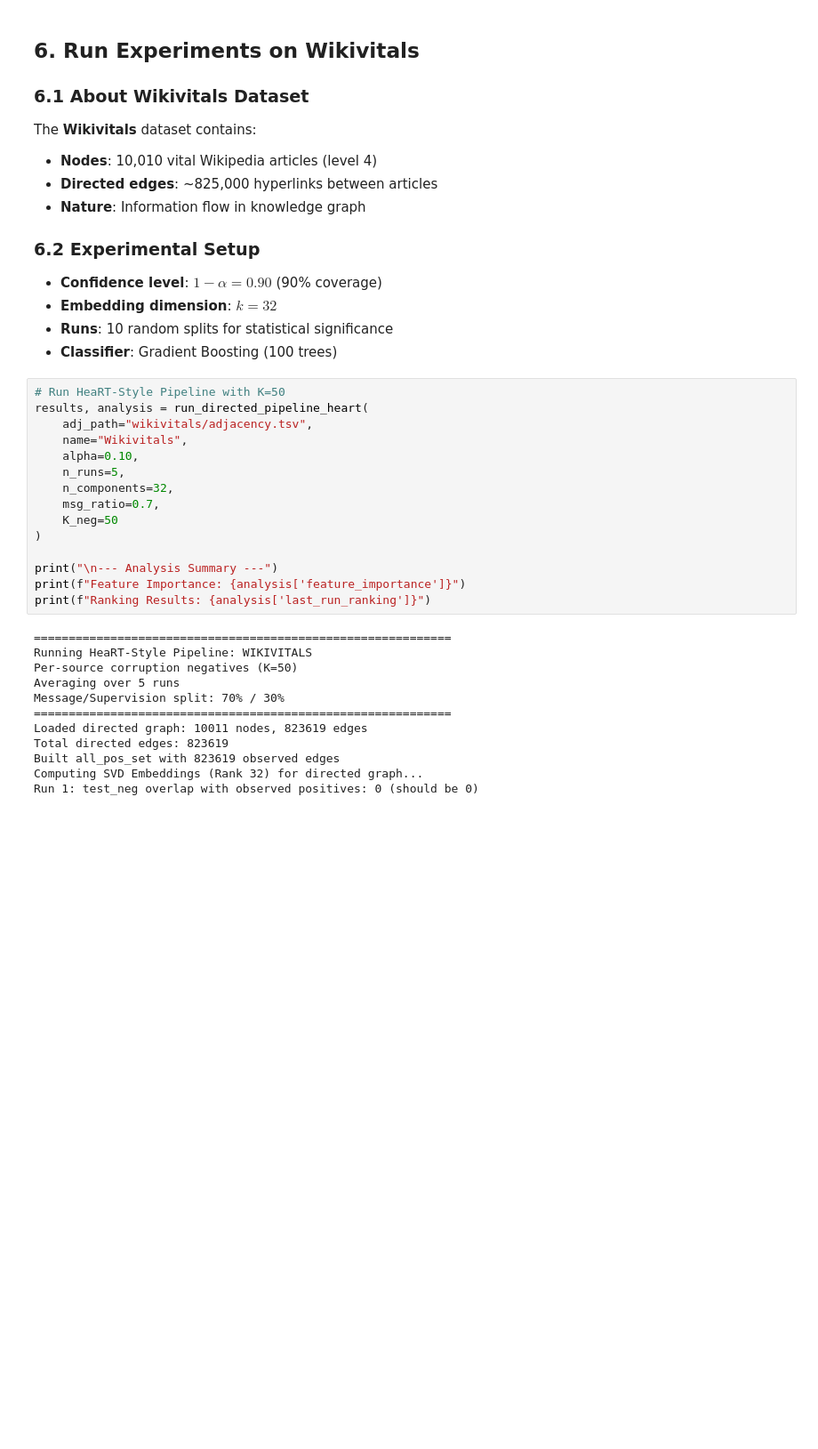
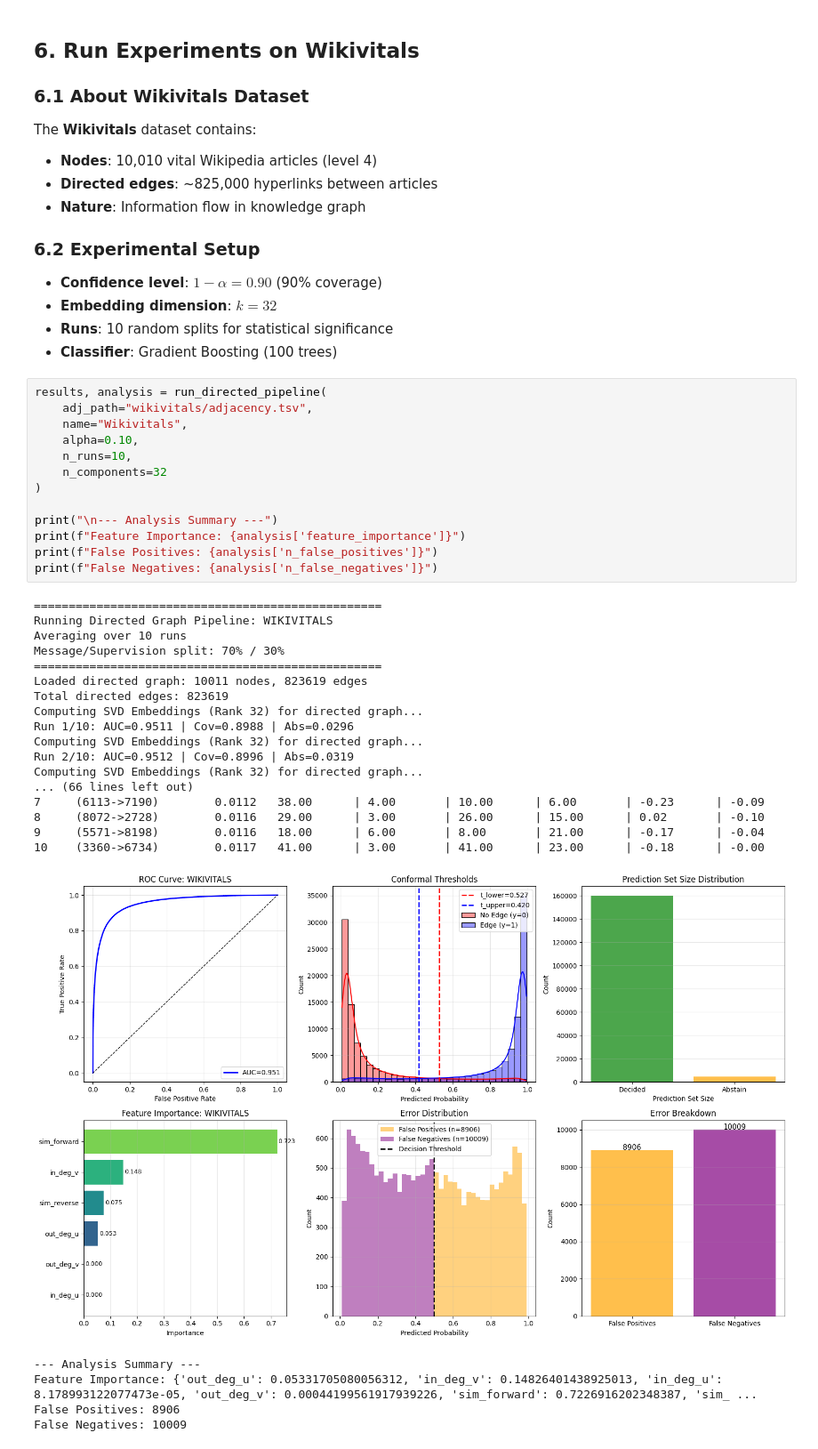
Before and after one commit to VuHaiThienLong/GraphCP, a Jupyter notebook: directed_graph/embeddings_directed.ipynb, the cells around one changed output. Shown at 89% size. Saved outputs shown, nothing was run; the diff lists cells and outputs as text; blank space fills up the shorter version.

```diff
--- a/directed_graph/embeddings_directed.ipynb
+++ b/directed_graph/embeddings_directed.ipynb
@@ -1519,29 +827,38 @@ The **Wikivitals** dataset contains:
 - **Runs**: 10 random splits for statistical significance
 - **Classifier**: Gradient Boosting (100 trees)
 # %%
-# Run HeaRT-Style Pipeline with K=50
-results, analysis = run_directed_pipeline_heart(
+results, analysis = run_directed_pipeline(
     adj_path="wikivitals/adjacency.tsv",
     name="Wikivitals",
     alpha=0.10,
-    n_runs=5,
-    n_components=32,
-    msg_ratio=0.7,
-    K_neg=50
+    n_runs=10,
+    n_components=32
 )
 
 print("\n--- Analysis Summary ---")
 print(f"Feature Importance: {analysis['feature_importance']}")
-print(f"Ranking Results: {analysis['last_run_ranking']}")
+print(f"False Positives: {analysis['n_false_positives']}")
+print(f"False Negatives: {analysis['n_false_negatives']}")
 # %% [output]
-============================================================
-Running HeaRT-Style Pipeline: WIKIVITALS
-Per-source corruption negatives (K=50)
-Averaging over 5 runs
+==================================================
+Running Directed Graph Pipeline: WIKIVITALS
+Averaging over 10 runs
 Message/Supervision split: 70% / 30%
-============================================================
+==================================================
 Loaded directed graph: 10011 nodes, 823619 edges
 Total directed edges: 823619
-Built all_pos_set with 823619 observed edges
 Computing SVD Embeddings (Rank 32) for directed graph...
-Run 1: test_neg overlap with observed positives: 0 (should be 0)
+Run 1/10: AUC=0.9511 | Cov=0.8988 | Abs=0.0296
+Computing SVD Embeddings (Rank 32) for directed graph...
+Run 2/10: AUC=0.9512 | Cov=0.8996 | Abs=0.0319
+Computing SVD Embeddings (Rank 32) for directed graph...
+... (66 lines left out)
+7     (6113->7190)        0.0112   38.00      | 4.00       | 10.00      | 6.00       | -0.23      | -0.09
+8     (8072->2728)        0.0116   29.00      | 3.00       | 26.00      | 15.00      | 0.02       | -0.10
+9     (5571->8198)        0.0116   18.00      | 6.00       | 8.00       | 21.00      | -0.17      | -0.04
+10    (3360->6734)        0.0117   41.00      | 3.00       | 41.00      | 23.00      | -0.18      | -0.00
+[figure, added]
+--- Analysis Summary ---
+Feature Importance: {'out_deg_u': 0.05331705080056312, 'in_deg_v': 0.14826401438925013, 'in_deg_u': 8.178993122077473e-05, 'out_deg_v': 0.00044199561917939226, 'sim_forward': 0.7226916202348387, 'sim_ ...
+False Positives: 8906
+False Negatives: 10009
```
Also changed, not shown: parts of 6 cells of this notebook.
